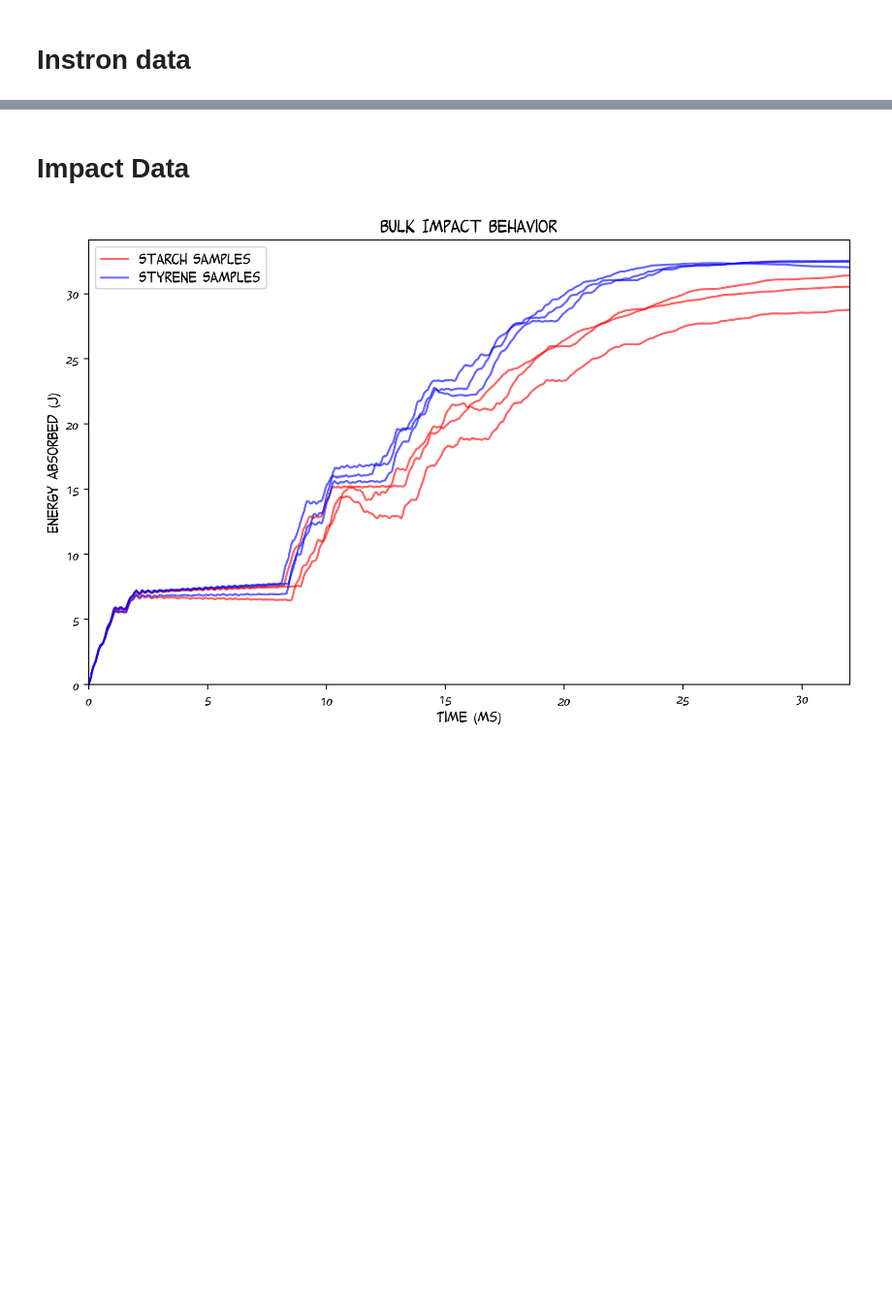
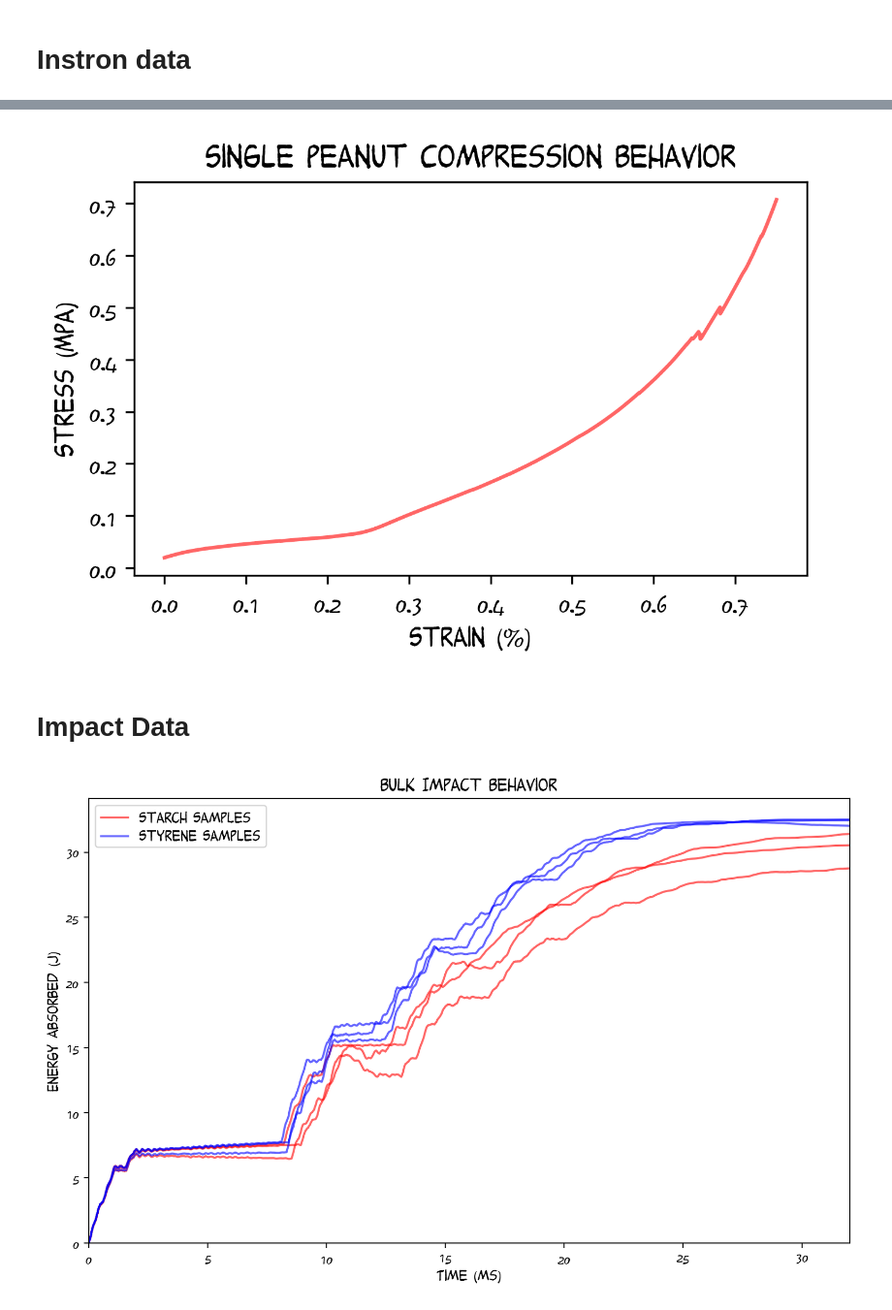
Before and after one commit to HALtheWise/matsci, a Jupyter notebook: project1/graphs.ipynb, the cells around one changed output, grey strips where cells are left out. Shown at 97% size. Saved outputs shown, nothing was run; the diff lists cells and outputs as text; code cells hidden in the pictures; blank space fills up the shorter version.

```diff
--- a/project1/graphs.ipynb
+++ b/project1/graphs.ipynb
@@ -105,3 +110,23 @@ plt.savefig("figures/stress-strain.png", transparent=False)
+# %%
+fig = plt.figure(num=None, figsize=(5, 3), dpi=300, facecolor='w', edgecolor='k')
+
+plt.rcParams['font.family'] = 'sans-serif'
+plt.rcParams['font.sans-serif'] = 'PeanutsMerged'
+
+plt.xlabel('Strain (%)')
+plt.ylabel('Stress (MPa)')
+plt.title('Single Peanut Compression Behavior')
+
+styrene_line = plt.plot(s_curve.strain, s_curve.stress / MPa, 'r', alpha=0.6)[0]
+
+# plt.xlim(0, 0.6)
+# plt.ylim(0.001, 0.11)
+
+# plt.legend([starch_line, styrene_line], ["Starch Samples", "Styrene Samples"]);
+
+plt.savefig("figures/s-curve.png", transparent=False)
+# %% [output]
+[figure, added]
 # %% [markdown]
 # Impact Data
 # %%
```
Also changed, not shown: parts of 4 cells of this notebook, 5 other files.
